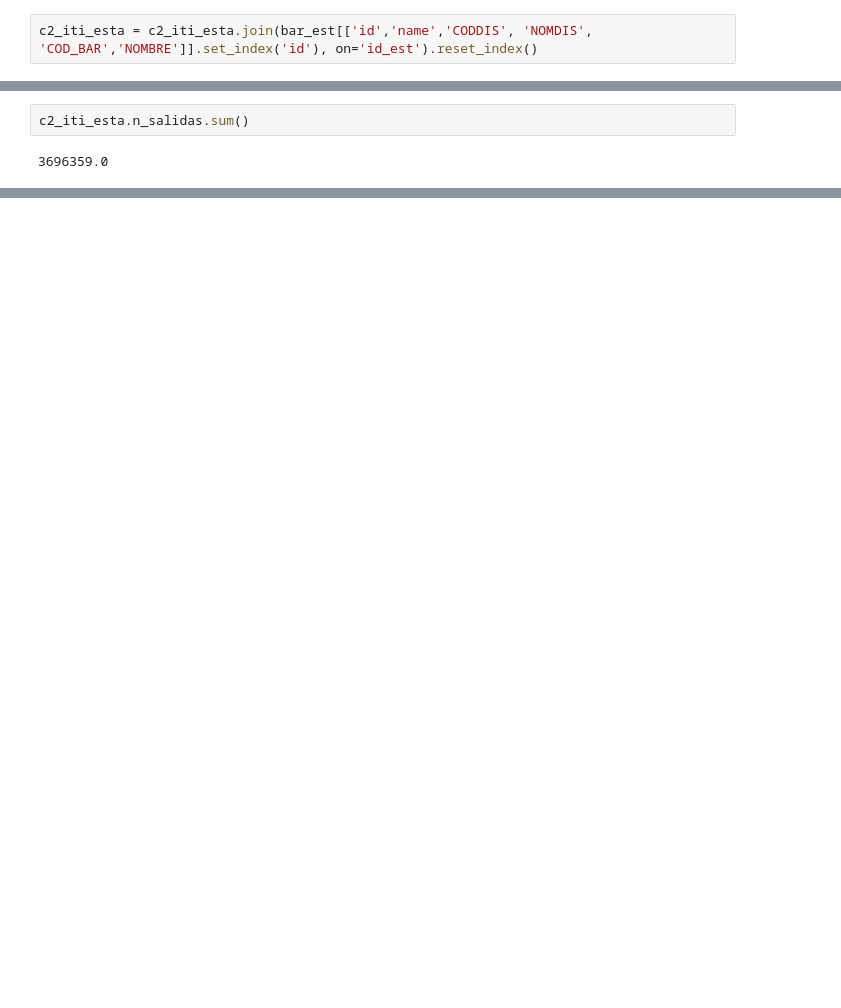
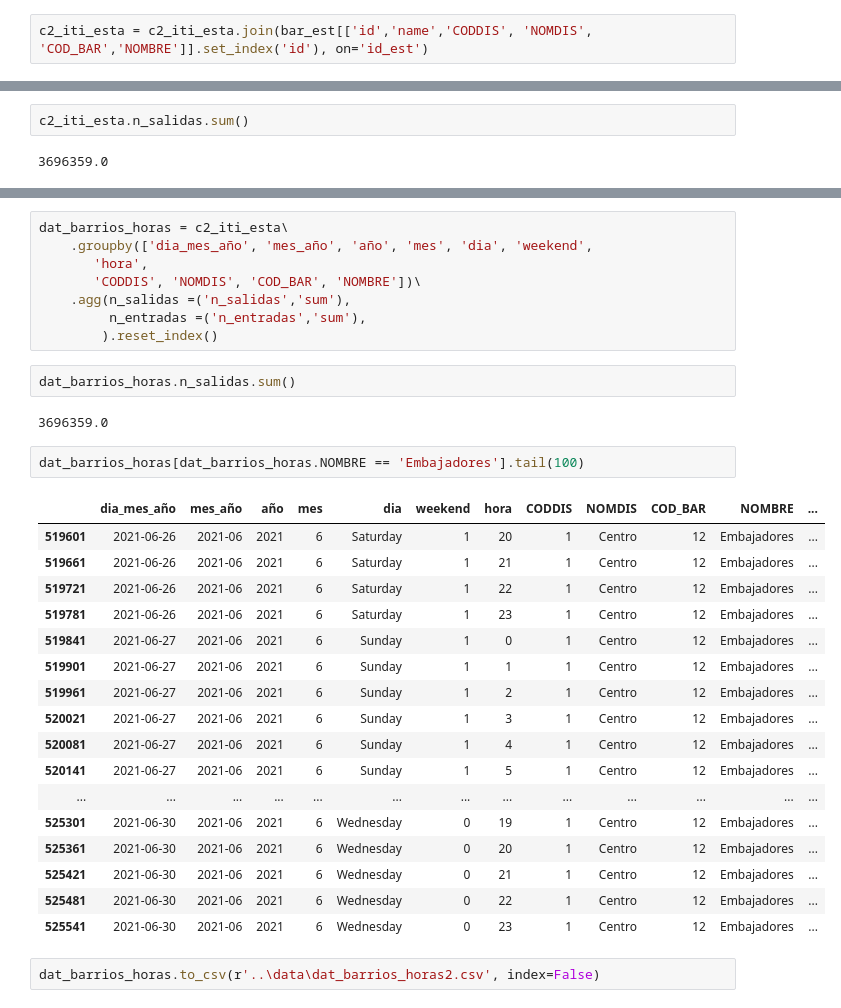
Before and after one commit to AaronNebreda/biciMAD_analysis, a Jupyter notebook: src/Untitled3.ipynb, the cells around one changed output, grey strips where cells are left out. Saved outputs shown, nothing was run; the diff lists cells and outputs as text; blank space fills up the shorter version.

```diff
--- a/src/Untitled3.ipynb
+++ b/src/Untitled3.ipynb
@@ -37,3 +35,3 @@ bar_est[['id','name','CODDIS', 'NOMDIS', 'COD_BAR','NOMBRE']]
 # %%
-c2_iti_esta = c2_iti_esta.join(bar_est[['id','name','CODDIS', 'NOMDIS', 'COD_BAR','NOMBRE']].set_index('id'), on='id_est').reset_index()
+c2_iti_esta = c2_iti_esta.join(bar_est[['id','name','CODDIS', 'NOMDIS', 'COD_BAR','NOMBRE']].set_index('id'), on='id_est')
 # %%
@@ -87,0 +84,34 @@ c2_iti_esta.n_salidas.sum()
+# %%
+dat_barrios_horas = c2_iti_esta\
+    .groupby(['dia_mes_año', 'mes_año', 'año', 'mes', 'dia', 'weekend',
+       'hora',
+       'CODDIS', 'NOMDIS', 'COD_BAR', 'NOMBRE'])\
+    .agg(n_salidas =('n_salidas','sum'),
+         n_entradas =('n_entradas','sum'),
+        ).reset_index()
+# %%
+dat_barrios_horas.n_salidas.sum()
+# %% [output]
+3696359.0
+# %%
+dat_barrios_horas[dat_barrios_horas.NOMBRE == 'Embajadores'].tail(100)
+# %% [output]
+|  | dia_mes_año | mes_año | año | mes | dia | weekend | hora | CODDIS | NOMDIS | COD_BAR | NOMBRE | ... |
+| 519601 | 2021-06-26 | 2021-06 | 2021 | 6 | Saturday | 1 | 20 | 1 | Centro | 12 | Embajadores | ... |
+| 519661 | 2021-06-26 | 2021-06 | 2021 | 6 | Saturday | 1 | 21 | 1 | Centro | 12 | Embajadores | ... |
+| 519721 | 2021-06-26 | 2021-06 | 2021 | 6 | Saturday | 1 | 22 | 1 | Centro | 12 | Embajadores | ... |
+| 519781 | 2021-06-26 | 2021-06 | 2021 | 6 | Saturday | 1 | 23 | 1 | Centro | 12 | Embajadores | ... |
+| 519841 | 2021-06-27 | 2021-06 | 2021 | 6 | Sunday | 1 | 0 | 1 | Centro | 12 | Embajadores | ... |
+| 519901 | 2021-06-27 | 2021-06 | 2021 | 6 | Sunday | 1 | 1 | 1 | Centro | 12 | Embajadores | ... |
+| 519961 | 2021-06-27 | 2021-06 | 2021 | 6 | Sunday | 1 | 2 | 1 | Centro | 12 | Embajadores | ... |
+| 520021 | 2021-06-27 | 2021-06 | 2021 | 6 | Sunday | 1 | 3 | 1 | Centro | 12 | Embajadores | ... |
+| 520081 | 2021-06-27 | 2021-06 | 2021 | 6 | Sunday | 1 | 4 | 1 | Centro | 12 | Embajadores | ... |
+| 520141 | 2021-06-27 | 2021-06 | 2021 | 6 | Sunday | 1 | 5 | 1 | Centro | 12 | Embajadores | ... |
+| ... | ... | ... | ... | ... | ... | ... | ... | ... | ... | ... | ... | ... |
+| 525301 | 2021-06-30 | 2021-06 | 2021 | 6 | Wednesday | 0 | 19 | 1 | Centro | 12 | Embajadores | ... |
+| 525361 | 2021-06-30 | 2021-06 | 2021 | 6 | Wednesday | 0 | 20 | 1 | Centro | 12 | Embajadores | ... |
+| 525421 | 2021-06-30 | 2021-06 | 2021 | 6 | Wednesday | 0 | 21 | 1 | Centro | 12 | Embajadores | ... |
+| 525481 | 2021-06-30 | 2021-06 | 2021 | 6 | Wednesday | 0 | 22 | 1 | Centro | 12 | Embajadores | ... |
+| 525541 | 2021-06-30 | 2021-06 | 2021 | 6 | Wednesday | 0 | 23 | 1 | Centro | 12 | Embajadores | ... |
+# %%
+dat_barrios_horas.to_csv(r'..\data\dat_barrios_horas2.csv', index=False)
```
Also changed, not shown: parts of 10 cells of this notebook.
